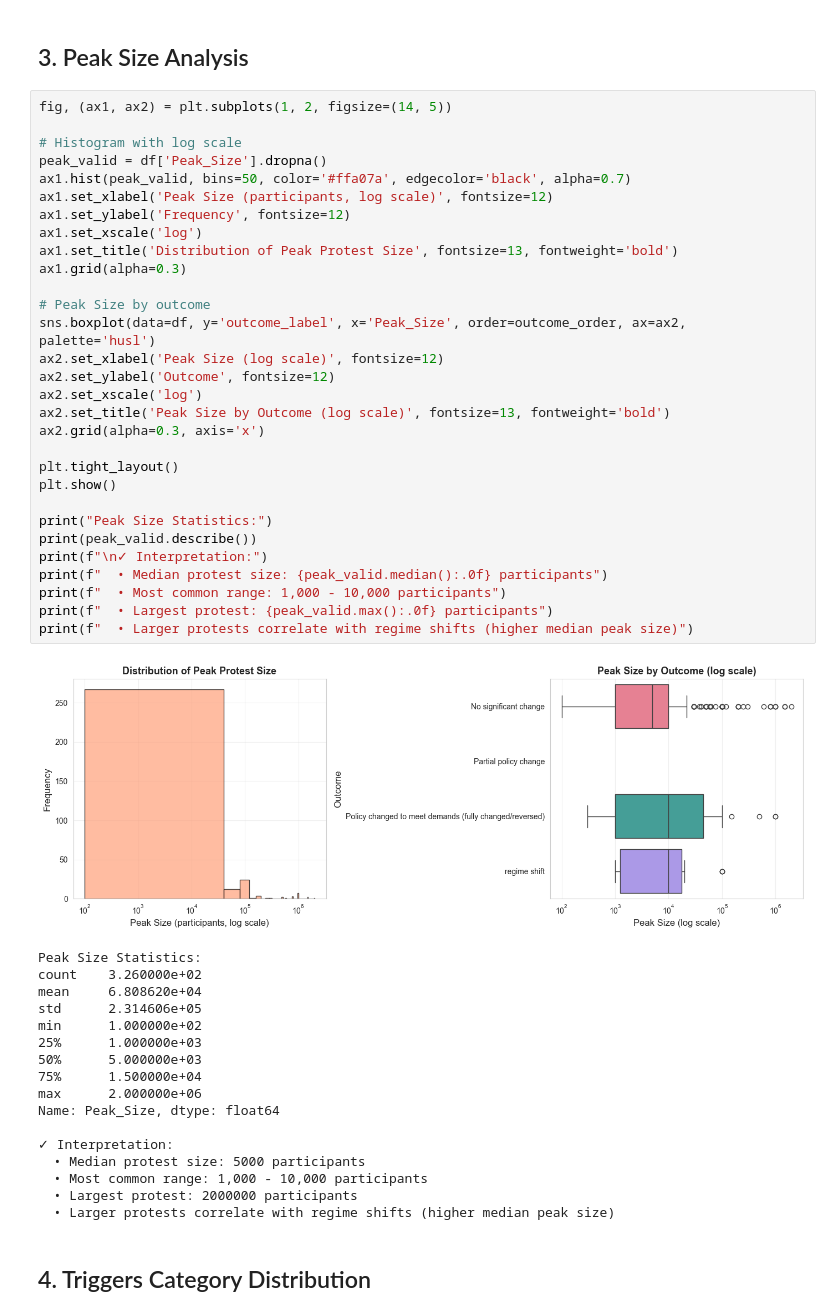
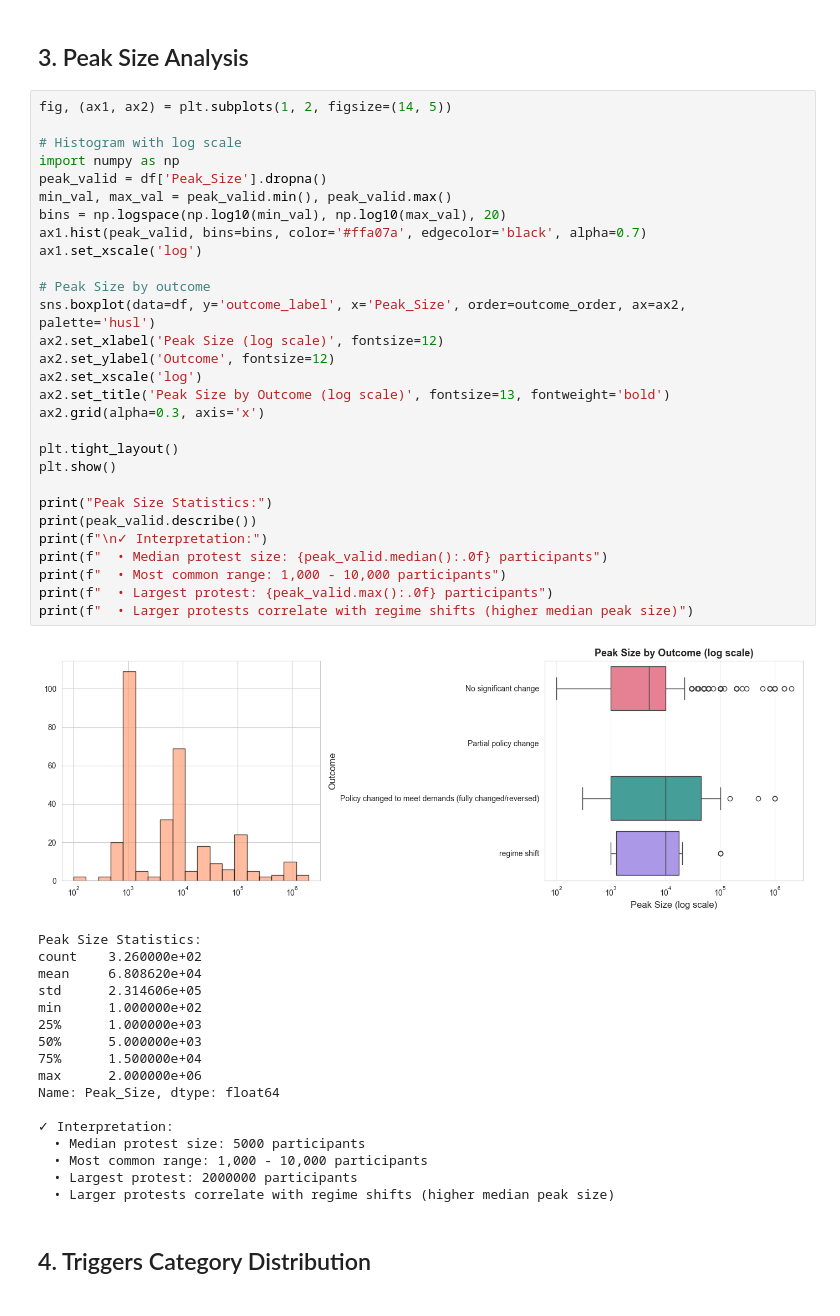
Before and after one commit to jeevanbhatta/causal_inference, a Jupyter notebook: notebooks/analysis.ipynb, the cells around one changed output. Cells and saved outputs as stored; diff of their text form.

```diff
--- a/notebooks/analysis.ipynb
+++ b/notebooks/analysis.ipynb
@@ -175,35 +191,34 @@ Name: Duration_days, dtype: float64
 # %%
 fig, (ax1, ax2) = plt.subplots(1, 2, figsize=(14, 5))
 
 # Histogram with log scale
+import numpy as np
 peak_valid = df['Peak_Size'].dropna()
-ax1.hist(peak_valid, bins=50, color='#ffa07a', edgecolor='black', alpha=0.7)
-ax1.set_xlabel('Peak Size (participants, log scale)', fontsize=12)
-ax1.set_ylabel('Frequency', fontsize=12)
+min_val, max_val = peak_valid.min(), peak_valid.max()
+bins = np.logspace(np.log10(min_val), np.log10(max_val), 20)
+ax1.hist(peak_valid, bins=bins, color='#ffa07a', edgecolor='black', alpha=0.7)
 ax1.set_xscale('log')
-ax1.set_title('Distribution of Peak Protest Size', fontsize=13, fontweight='bold')
-ax1.grid(alpha=0.3)
 
 # Peak Size by outcome
 sns.boxplot(data=df, y='outcome_label', x='Peak_Size', order=outcome_order, ax=ax2, palette='husl')
 ax2.set_xlabel('Peak Size (log scale)', fontsize=12)
 ax2.set_ylabel('Outcome', fontsize=12)
 ax2.set_xscale('log')
 ax2.set_title('Peak Size by Outcome (log scale)', fontsize=13, fontweight='bold')
 ax2.grid(alpha=0.3, axis='x')
 
 plt.tight_layout()
 plt.show()
 
 print("Peak Size Statistics:")
 print(peak_valid.describe())
 print(f"\n✓ Interpretation:")
 print(f"  • Median protest size: {peak_valid.median():.0f} participants")
 print(f"  • Most common range: 1,000 - 10,000 participants")
 print(f"  • Largest protest: {peak_valid.max():.0f} participants")
 print(f"  • Larger protests correlate with regime shifts (higher median peak size)")
 # %% [output]
-[figure, old version]
+[figure, new version]
 Peak Size Statistics:
 count    3.260000e+02
 mean     6.808620e+04
```
Also changed, not shown: parts of 3 cells of this notebook.
